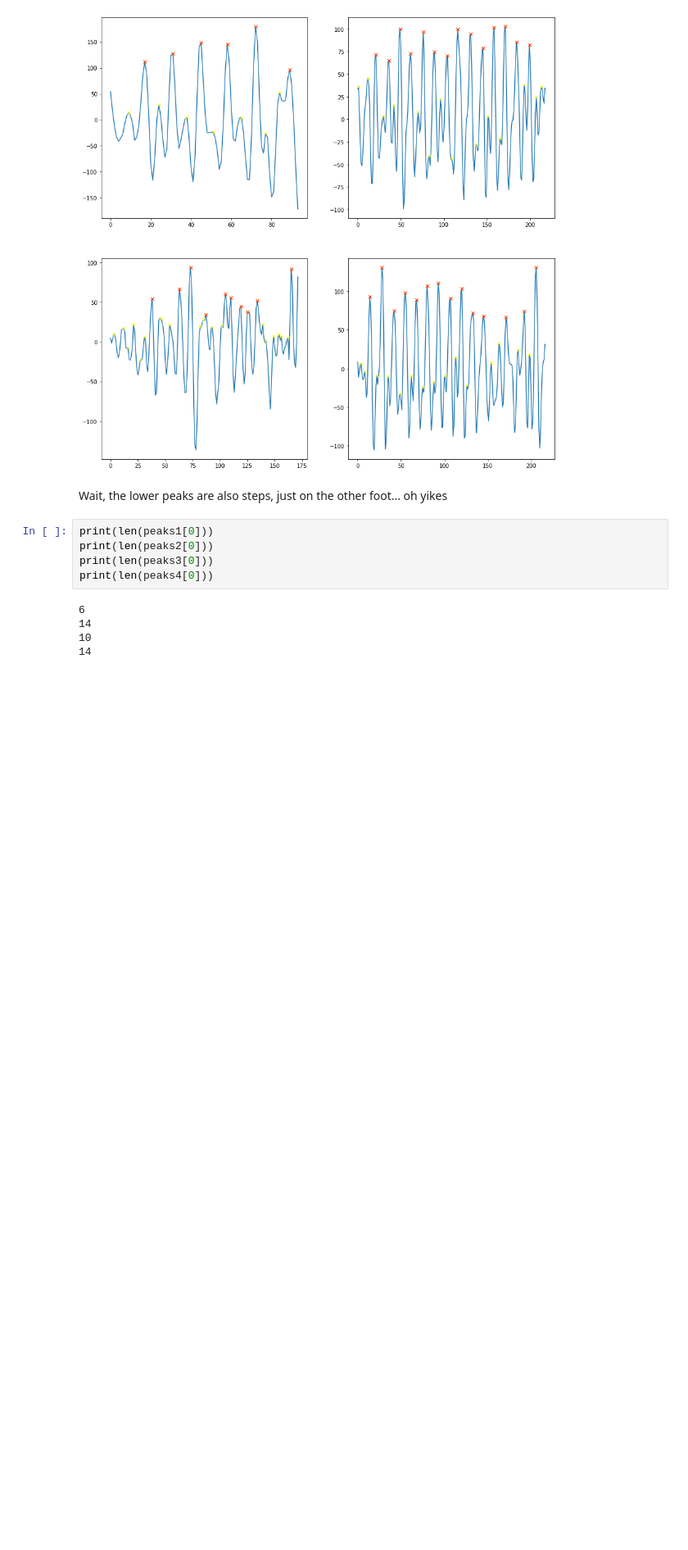
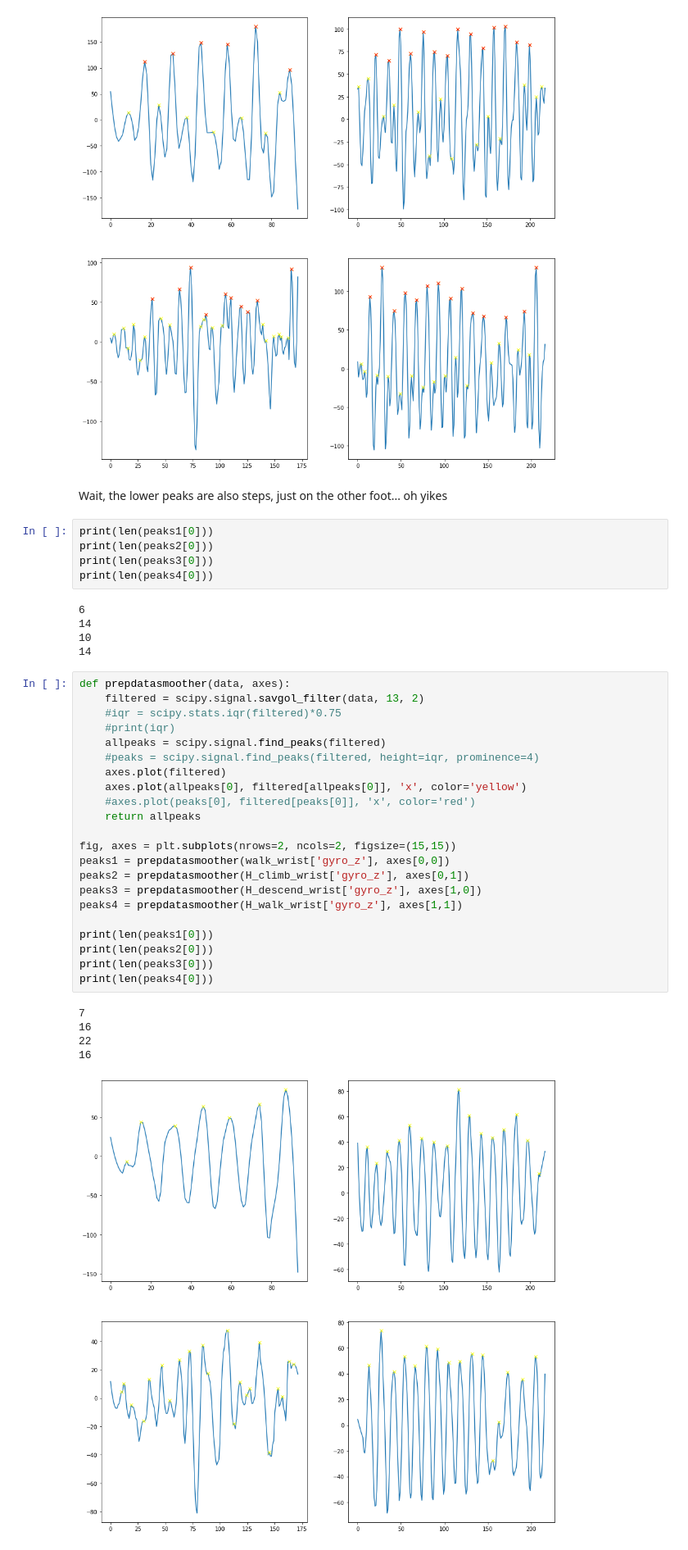
Before and after one commit to rphi/pdiot-practical, a Jupyter notebook: jupyter notebooks/PDIoT data analysis.ipynb, the cells around one changed output. Shown at 82% size. Cells and saved outputs as stored; diff of their text form; blank space fills up the shorter version.

```diff
--- a/jupyter notebooks/PDIoT data analysis.ipynb
+++ b/jupyter notebooks/PDIoT data analysis.ipynb
@@ -231,3 +231,31 @@ print(len(peaks4[0]))
 14
 10
 14
+# %%
+def prepdatasmoother(data, axes):
+    filtered = scipy.signal.savgol_filter(data, 13, 2)
+    #iqr = scipy.stats.iqr(filtered)*0.75
+    #print(iqr)
+    allpeaks = scipy.signal.find_peaks(filtered)
+    #peaks = scipy.signal.find_peaks(filtered, height=iqr, prominence=4)
+    axes.plot(filtered)
+    axes.plot(allpeaks[0], filtered[allpeaks[0]], 'x', color='yellow')
+    #axes.plot(peaks[0], filtered[peaks[0]], 'x', color='red')
+    return allpeaks
+
+fig, axes = plt.subplots(nrows=2, ncols=2, figsize=(15,15))
+peaks1 = prepdatasmoother(walk_wrist['gyro_z'], axes[0,0])
+peaks2 = prepdatasmoother(H_climb_wrist['gyro_z'], axes[0,1])
+peaks3 = prepdatasmoother(H_descend_wrist['gyro_z'], axes[1,0])
+peaks4 = prepdatasmoother(H_walk_wrist['gyro_z'], axes[1,1])
+
+print(len(peaks1[0]))
+print(len(peaks2[0]))
+print(len(peaks3[0]))
+print(len(peaks4[0]))
+# %% [output]
+7
+16
+22
+16
+[figure, added]
```
Also changed, not shown: 1 other file.
